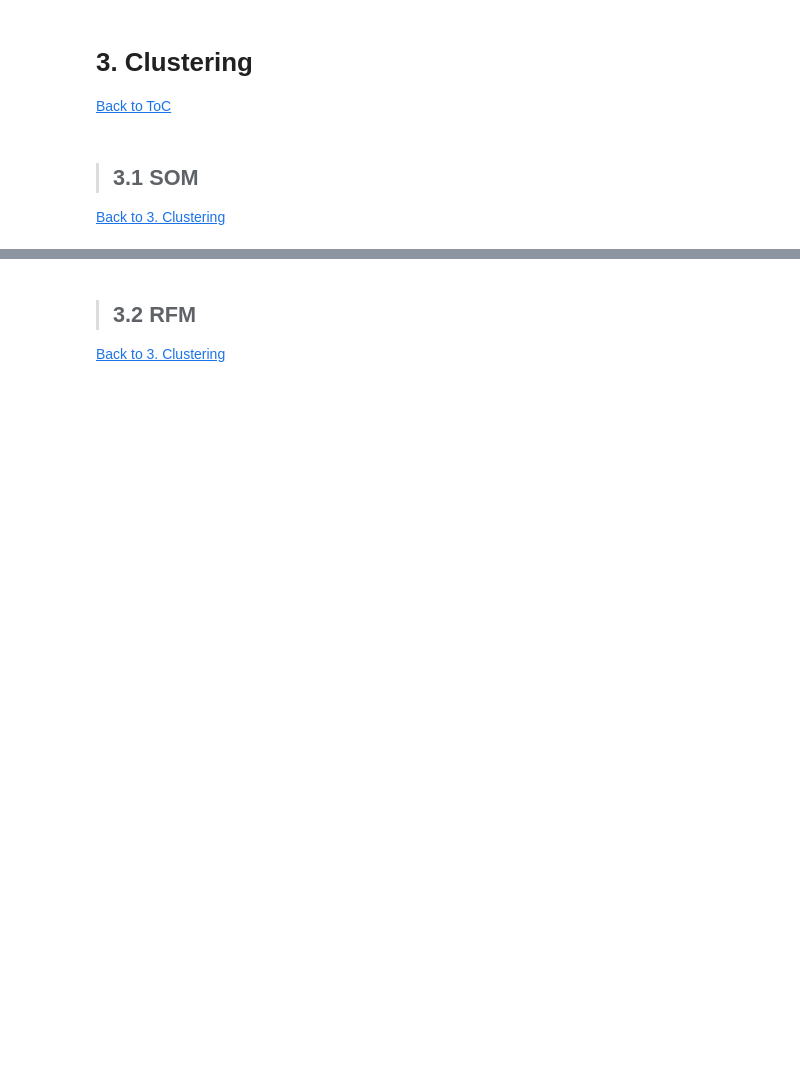
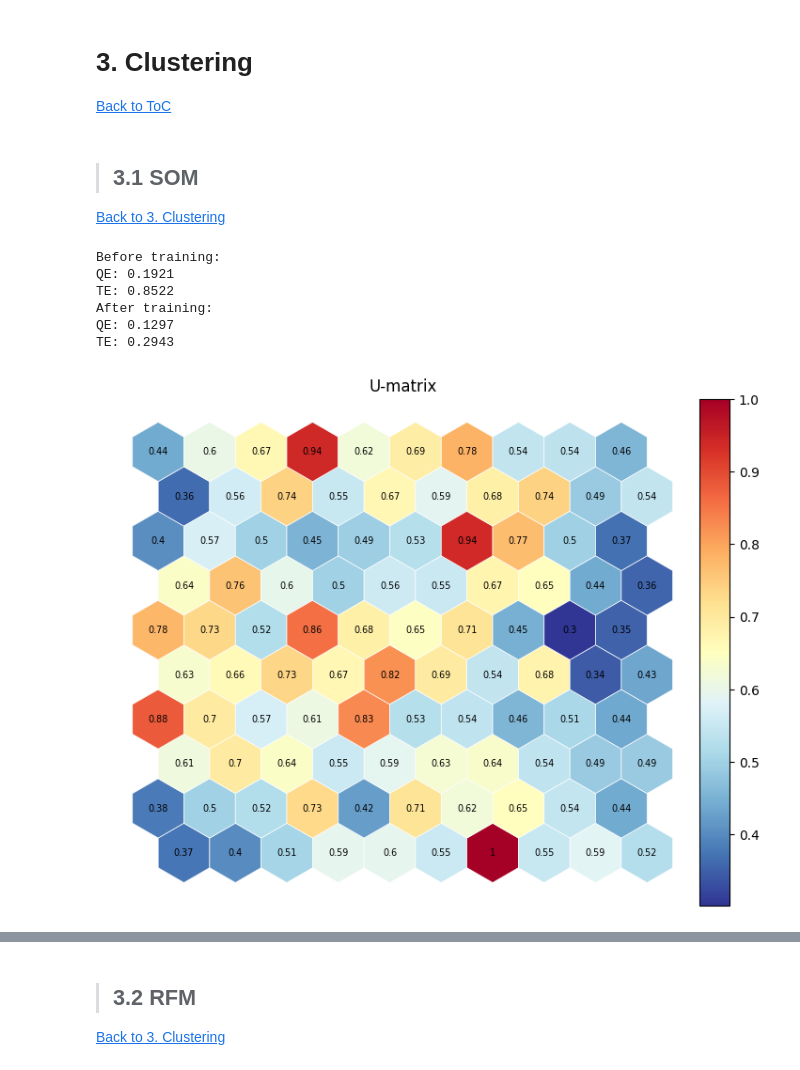
Before and after one commit to SvenGoerdes/CustomerSegmentationDataMining, a Jupyter notebook: deliverables/DM2425_Part2_10_02.ipynb, the cells around one changed output, grey strips where cells are left out. Cells and saved outputs as stored; diff of their text form; code cells hidden in the pictures; blank space fills up the shorter version.

Commit message:
Added first SOM algorithm and visualizations

```diff
--- a/deliverables/DM2425_Part2_10_02.ipynb
+++ b/deliverables/DM2425_Part2_10_02.ipynb
@@ -95,0 +161,17 @@ unused_features = None
+# %%
+# define the metric features to be used in SOM --- > this is a placeholder for now
+metric_features = ['prop_cui_asian',
+       'prop_cui_beverages', 'prop_cui_cafe', 'prop_cui_chicken dishes',
+       'prop_cui_chinese', 'prop_cui_desserts', 'prop_cui_healthy',
+       'prop_cui_indian', 'prop_cui_italian', 'prop_cui_japanese',
+       'prop_cui_noodle dishes', 'prop_cui_other',
+       'prop_cui_street food / snacks', 'prop_cui_thai']
+# %%
+sm = train_som(df_clustering, metric_features, M=10, N=10, neighborhood_function='gaussian')
+# %% [output]
+Before training:
+QE: 0.1921
+TE: 0.8522
+After training:
+QE: 0.1297
+TE: 0.2943
@@ -95,0 +244,17 @@ unused_features = None
+# %%
+figsize=(10,7)
+
+umatrix = sm.distance_map(scaling='mean')
+fig = plt.figure(figsize=figsize)
+
+colornorm = mpl_colors.Normalize(vmin=np.min(umatrix), vmax=np.max(umatrix))
+
+fig = plot_hexagons(sm, fig,
+                    colornorm,
+                    umatrix,
+                    label="U-matrix",
+                    cmap=cm.RdYlBu_r,
+                    annot=True
+                    )
+# %% [output]
+[figure, added]
```
Also changed, not shown: parts of 10 cells of this notebook.
